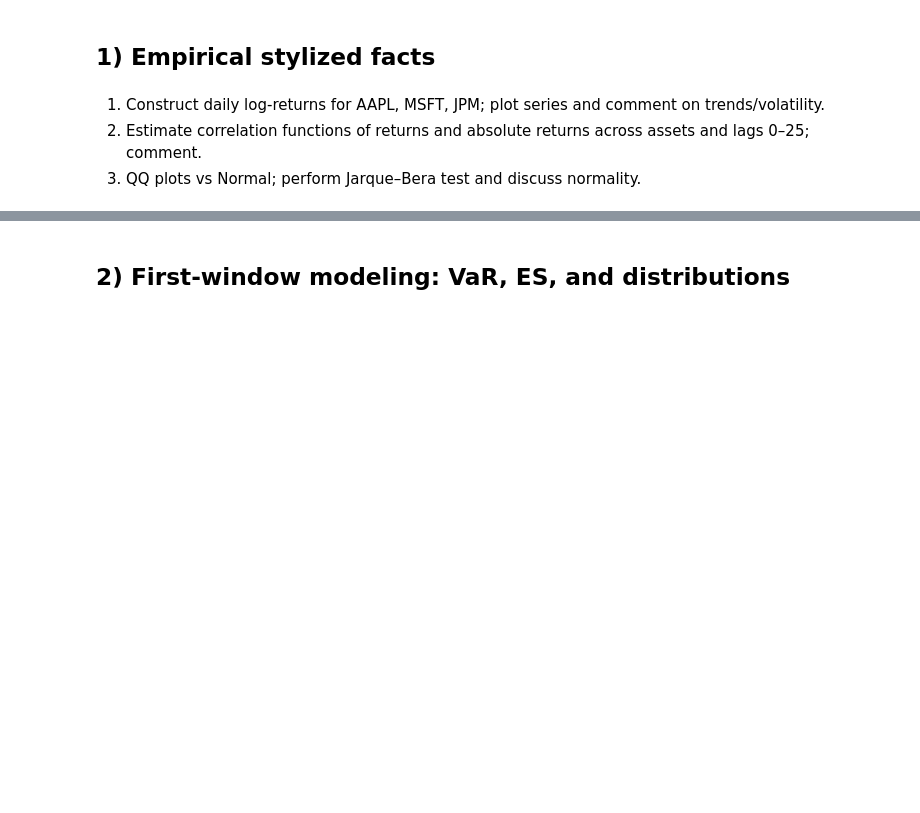
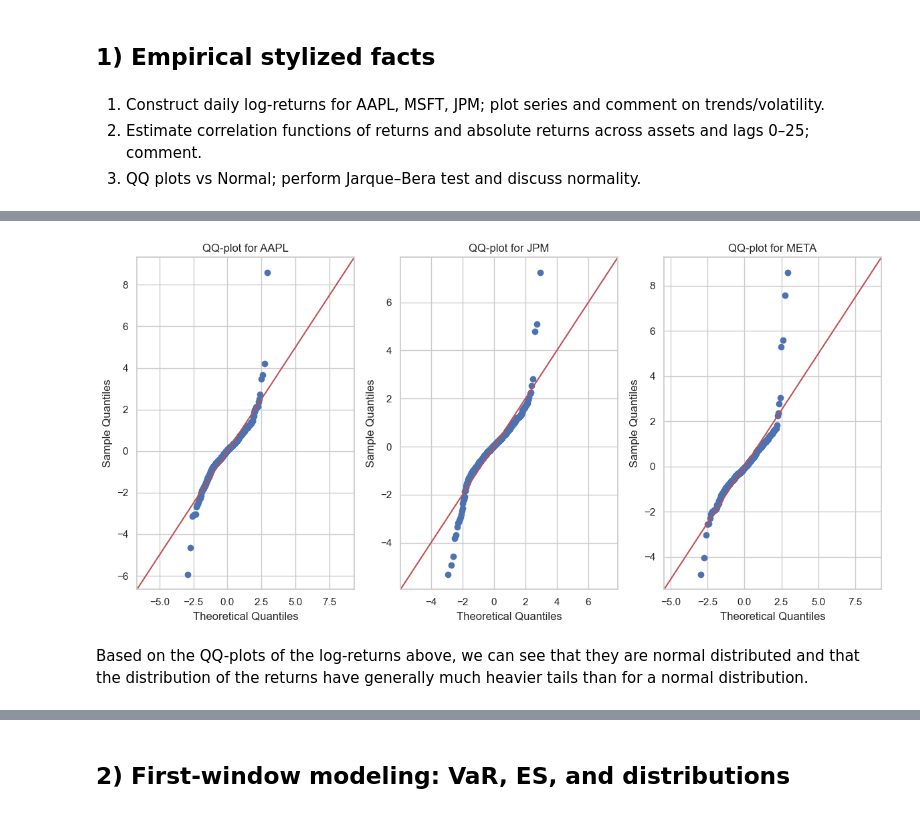
Before and after one commit to Tellefskofteland/QRM_project1, a Jupyter notebook: Project1_template_v2.ipynb, the cells around one changed output, grey strips where cells are left out. Drawn from its saved outputs; the diff is of its cells as text; code cells hidden in the pictures; blank space fills up the shorter version.

```diff
--- a/Project1_template_v2.ipynb
+++ b/Project1_template_v2.ipynb
@@ -87,0 +152,27 @@ print(prices.head(2))
+# %%
+import statsmodels.tsa.stattools as smt
+import matplotlib.pyplot as plt
+import seaborn as sns
+
+sns.set(style="whitegrid")
+
+MAX_LAG = 25
+
+def compute_ccf_matrix(df, max_lag=25, abs_values=False):
+    """
+    Compute cross-correlation matrix for all pairs of series in df.
+    Returns a dictionary {(i,j): array of correlations at lags 0..max_lag}
+    """
+    if abs_values:
+        df = df.abs()
+    out = {}
+    cols = df.columns
+    for i in cols:
+        for j in cols:
+            ccf_values = smt.ccf(df[i], df[j], adjusted=False)[:max_lag+1]
+            out[(i, j)] = ccf_values
+    return out
+
+# Compute for raw and absolute returns
+ccf_raw = compute_ccf_matrix(log_returns, MAX_LAG)
+ccf_abs = compute_ccf_matrix(log_returns, MAX_LAG, abs_values=True)
@@ -87,0 +215,17 @@ print(prices.head(2))
+# %%
+import numpy as np
+import statsmodels.api as sm
+
+fig, ax = plt.subplots(1, 3, figsize = (12,6))
+sm.qqplot(log_returns["AAPL"], line="45", fit=True, ax=ax[0]);
+ax[0].set_title("QQ-plot for AAPL")
+sm.qqplot(log_returns["JPM"], line="45", fit=True, ax=ax[1]);
+ax[1].set_title("QQ-plot for JPM")
+sm.qqplot(log_returns["META"], line="45", fit=True, ax=ax[2]);
+ax[2].set_title("QQ-plot for META")
+fig.set_tight_layout(tight=6)
+plt.show()
+# %% [output]
+[figure, added]
+# %% [markdown]
+Based on the QQ-plots of the log-returns above, we can see that they are normal distributed and that the distribution of the returns have generally much heavier tails than for a normal distribution.
```
Also changed, not shown: parts of 13 cells of this notebook, 4 other files.
